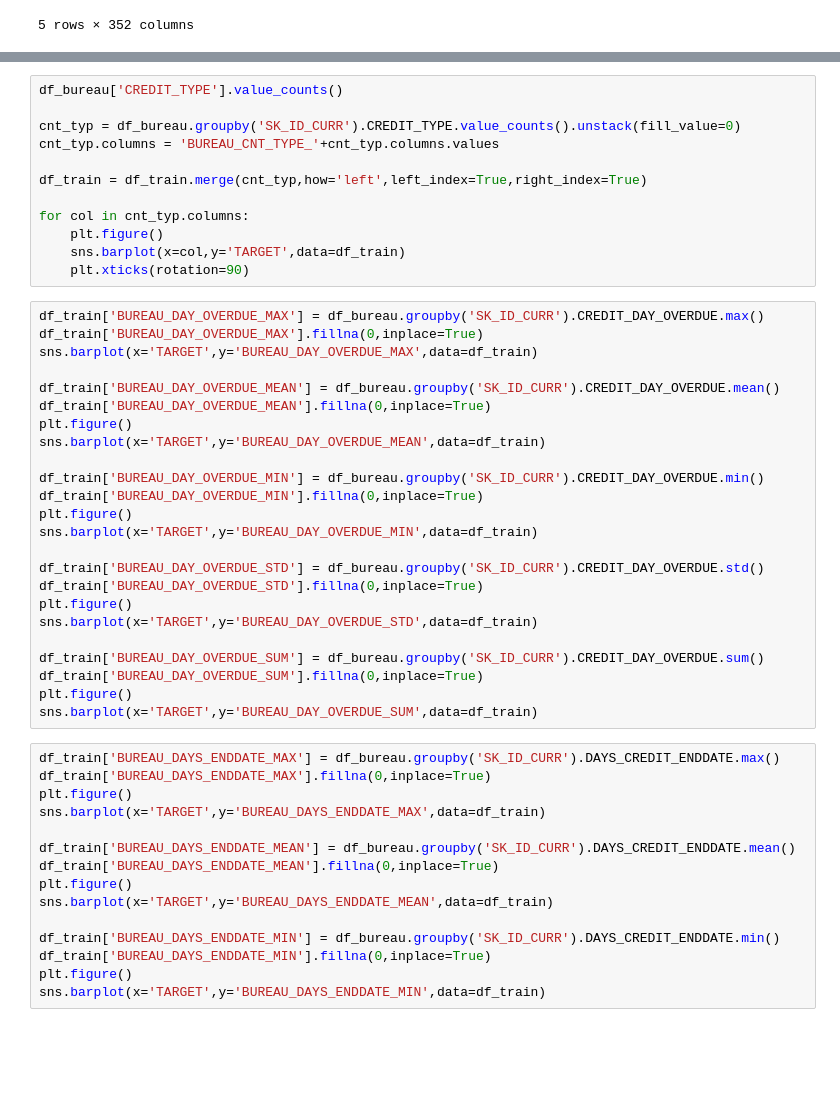
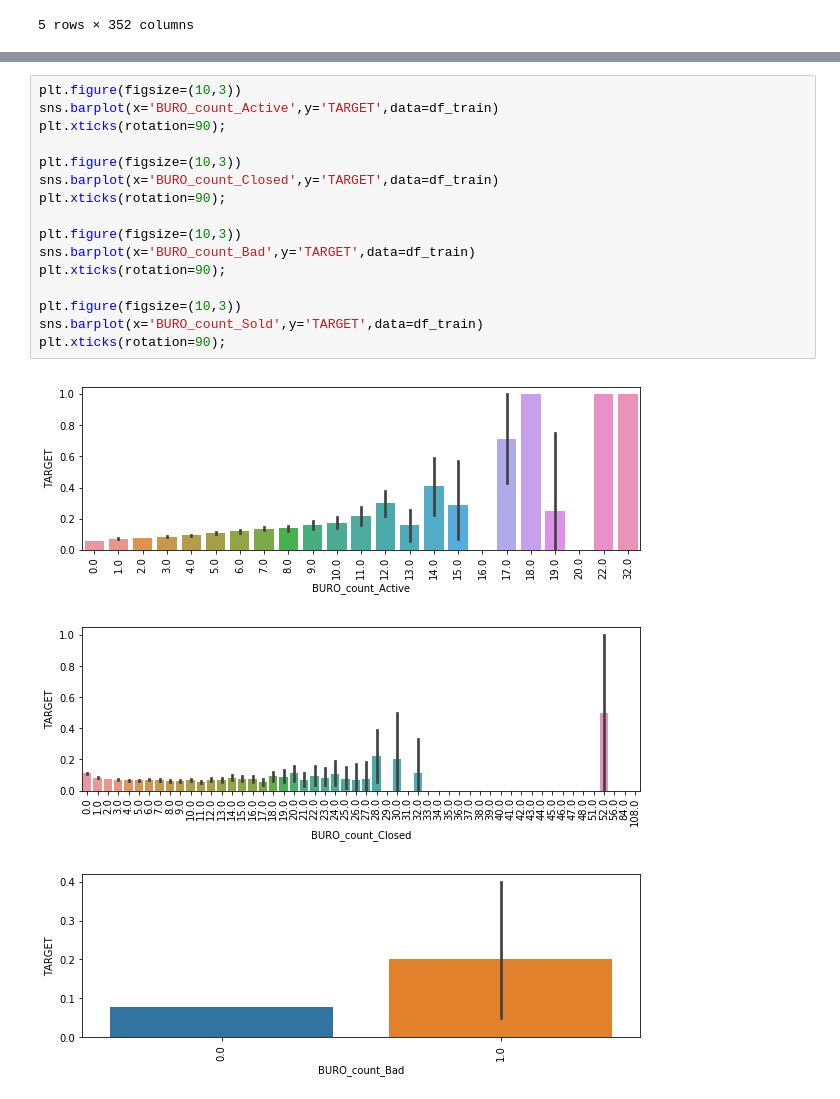
Before and after one commit to jack89roberts/kaggle-home-credit-default-risk, a Jupyter notebook: bureau.ipynb, the cells around one changed output, grey strips where cells are left out. Saved outputs shown, nothing was run; the diff lists cells and outputs as text; blank space fills up the shorter version.

```diff
--- a/bureau.ipynb
+++ b/bureau.ipynb
@@ -343,51 +311,20 @@ for col in cnt_curr.columns:
-# %%
-df_bureau['CREDIT_TYPE'].value_counts()
-
-cnt_typ = df_bureau.groupby('SK_ID_CURR').CREDIT_TYPE.value_counts().unstack(fill_value=0)
-cnt_typ.columns = 'BUREAU_CNT_TYPE_'+cnt_typ.columns.values
-
-df_train = df_train.merge(cnt_typ,how='left',left_index=True,right_index=True)
-
-for col in cnt_typ.columns:
-    plt.figure()
-    sns.barplot(x=col,y='TARGET',data=df_train)
-    plt.xticks(rotation=90)
-# %%
-df_train['BUREAU_DAY_OVERDUE_MAX'] = df_bureau.groupby('SK_ID_CURR').CREDIT_DAY_OVERDUE.max()
-df_train['BUREAU_DAY_OVERDUE_MAX'].fillna(0,inplace=True)
-sns.barplot(x='TARGET',y='BUREAU_DAY_OVERDUE_MAX',data=df_train)
-
-df_train['BUREAU_DAY_OVERDUE_MEAN'] = df_bureau.groupby('SK_ID_CURR').CREDIT_DAY_OVERDUE.mean()
-df_train['BUREAU_DAY_OVERDUE_MEAN'].fillna(0,inplace=True)
-plt.figure()
-sns.barplot(x='TARGET',y='BUREAU_DAY_OVERDUE_MEAN',data=df_train)
-
-df_train['BUREAU_DAY_OVERDUE_MIN'] = df_bureau.groupby('SK_ID_CURR').CREDIT_DAY_OVERDUE.min()
-df_train['BUREAU_DAY_OVERDUE_MIN'].fillna(0,inplace=True)
-plt.figure()
-sns.barplot(x='TARGET',y='BUREAU_DAY_OVERDUE_MIN',data=df_train)
-
-df_train['BUREAU_DAY_OVERDUE_STD'] = df_bureau.groupby('SK_ID_CURR').CREDIT_DAY_OVERDUE.std()
-df_train['BUREAU_DAY_OVERDUE_STD'].fillna(0,inplace=True)
-plt.figure()
-sns.barplot(x='TARGET',y='BUREAU_DAY_OVERDUE_STD',data=df_train)
-
-df_train['BUREAU_DAY_OVERDUE_SUM'] = df_bureau.groupby('SK_ID_CURR').CREDIT_DAY_OVERDUE.sum()
-df_train['BUREAU_DAY_OVERDUE_SUM'].fillna(0,inplace=True)
-plt.figure()
-sns.barplot(x='TARGET',y='BUREAU_DAY_OVERDUE_SUM',data=df_train)
-# %%
-df_train['BUREAU_DAYS_ENDDATE_MAX'] = df_bureau.groupby('SK_ID_CURR').DAYS_CREDIT_ENDDATE.max()
-df_train['BUREAU_DAYS_ENDDATE_MAX'].fillna(0,inplace=True)
-plt.figure()
-sns.barplot(x='TARGET',y='BUREAU_DAYS_ENDDATE_MAX',data=df_train)
-
-df_train['BUREAU_DAYS_ENDDATE_MEAN'] = df_bureau.groupby('SK_ID_CURR').DAYS_CREDIT_ENDDATE.mean()
-df_train['BUREAU_DAYS_ENDDATE_MEAN'].fillna(0,inplace=True)
-plt.figure()
-sns.barplot(x='TARGET',y='BUREAU_DAYS_ENDDATE_MEAN',data=df_train)
-
-df_train['BUREAU_DAYS_ENDDATE_MIN'] = df_bureau.groupby('SK_ID_CURR').DAYS_CREDIT_ENDDATE.min()
-df_train['BUREAU_DAYS_ENDDATE_MIN'].fillna(0,inplace=True)
-plt.figure()
-sns.barplot(x='TARGET',y='BUREAU_DAYS_ENDDATE_MIN',data=df_train)
+# %%
+plt.figure(figsize=(10,3))
+sns.barplot(x='BURO_count_Active',y='TARGET',data=df_train)
+plt.xticks(rotation=90);
+
+plt.figure(figsize=(10,3))
+sns.barplot(x='BURO_count_Closed',y='TARGET',data=df_train)
+plt.xticks(rotation=90);
+
+plt.figure(figsize=(10,3))
+sns.barplot(x='BURO_count_Bad',y='TARGET',data=df_train)
+plt.xticks(rotation=90);
+
+plt.figure(figsize=(10,3))
+sns.barplot(x='BURO_count_Sold',y='TARGET',data=df_train)
+plt.xticks(rotation=90);
+# %% [output]
+[figure, added]
+[figure, added]
+[figure, added]
```
Also changed, not shown: parts of 17 cells of this notebook, 1 other file.
